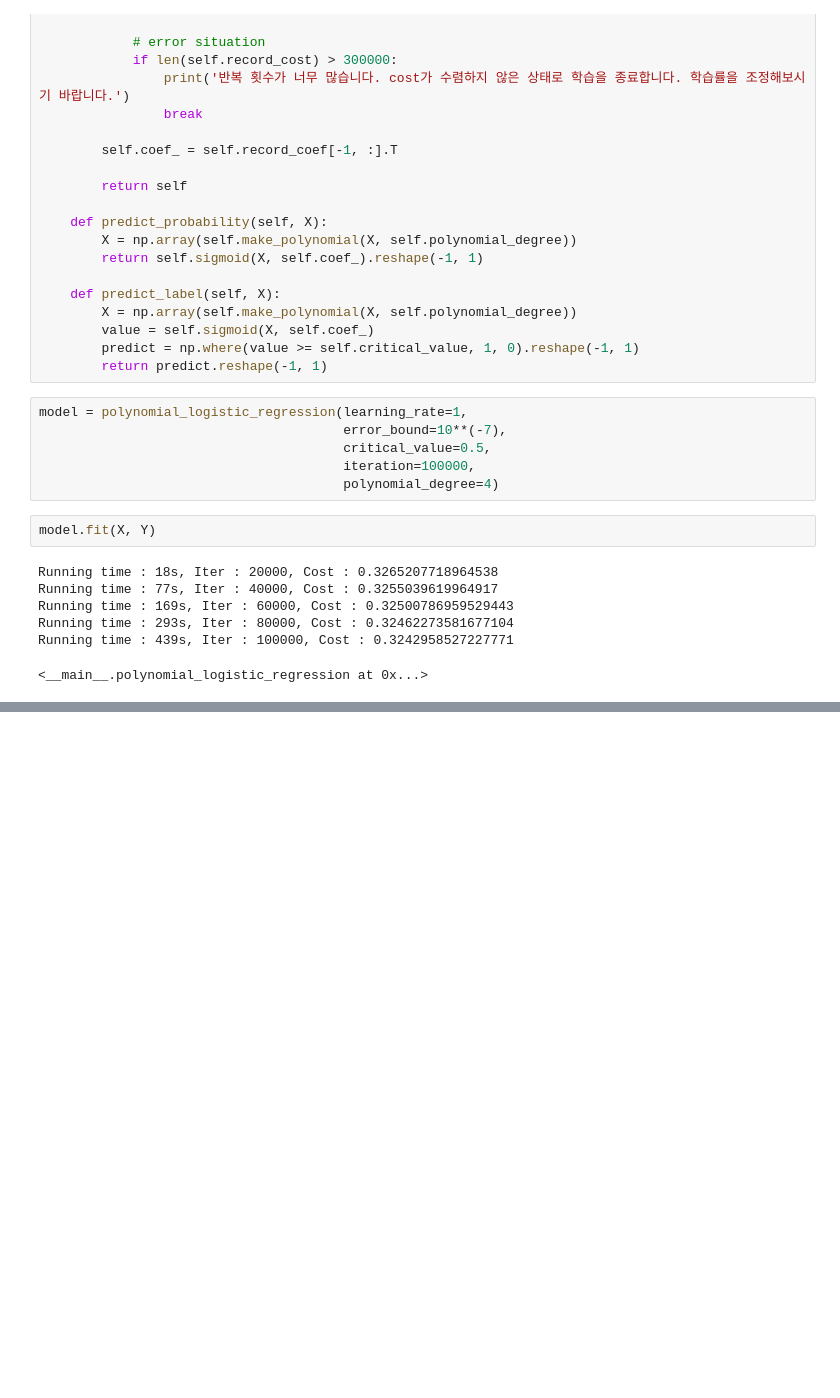
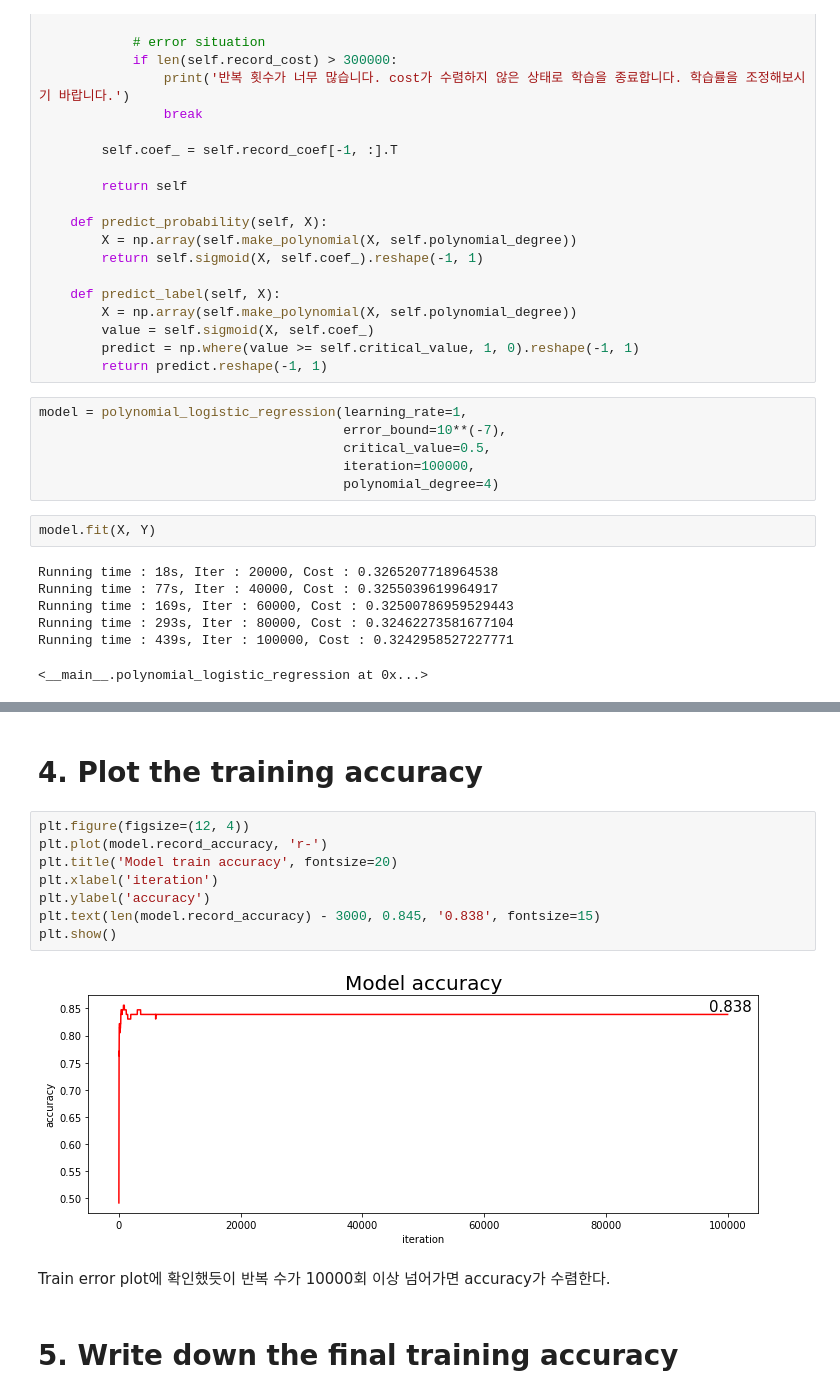
Before and after one commit to BaeHyungjun/2020-1-MachineLearning, a Jupyter notebook: 20152410_배형준_머신러닝_과제6.ipynb, the cells around one changed output, grey strips where cells are left out. Cells and saved outputs as stored; diff of their text form; blank space fills up the shorter version.

```diff
--- a/20152410_배형준_머신러닝_과제6.ipynb
+++ b/20152410_배형준_머신러닝_과제6.ipynb
@@ -197,0 +220,16 @@ Running time : 439s, Iter : 100000, Cost : 0.3242958527227771
+# %% [markdown]
+# 4. Plot the training accuracy
+# %%
+plt.figure(figsize=(12, 4))
+plt.plot(model.record_accuracy, 'r-')
+plt.title('Model train accuracy', fontsize=20)
+plt.xlabel('iteration')
+plt.ylabel('accuracy')
+plt.text(len(model.record_accuracy) - 3000, 0.845, '0.838', fontsize=15)
+plt.show()
+# %% [output]
+[figure, added]
+# %% [markdown]
+Train error plot에 확인했듯이 반복 수가 10000회 이상 넘어가면 accuracy가 수렴한다.
+# %% [markdown]
+# 5. Write down the final training accuracy
```
Also changed, not shown: parts of 6 cells of this notebook.
